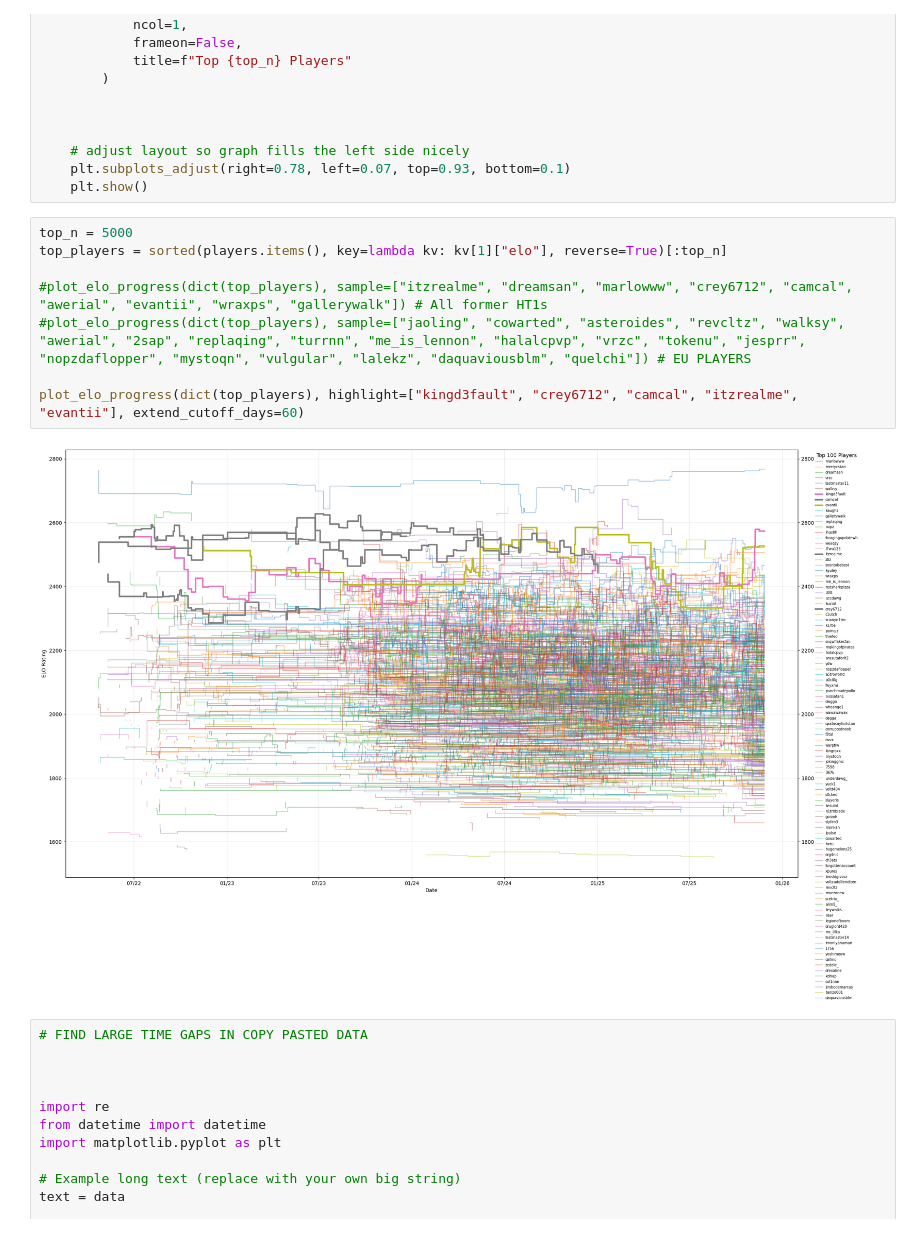
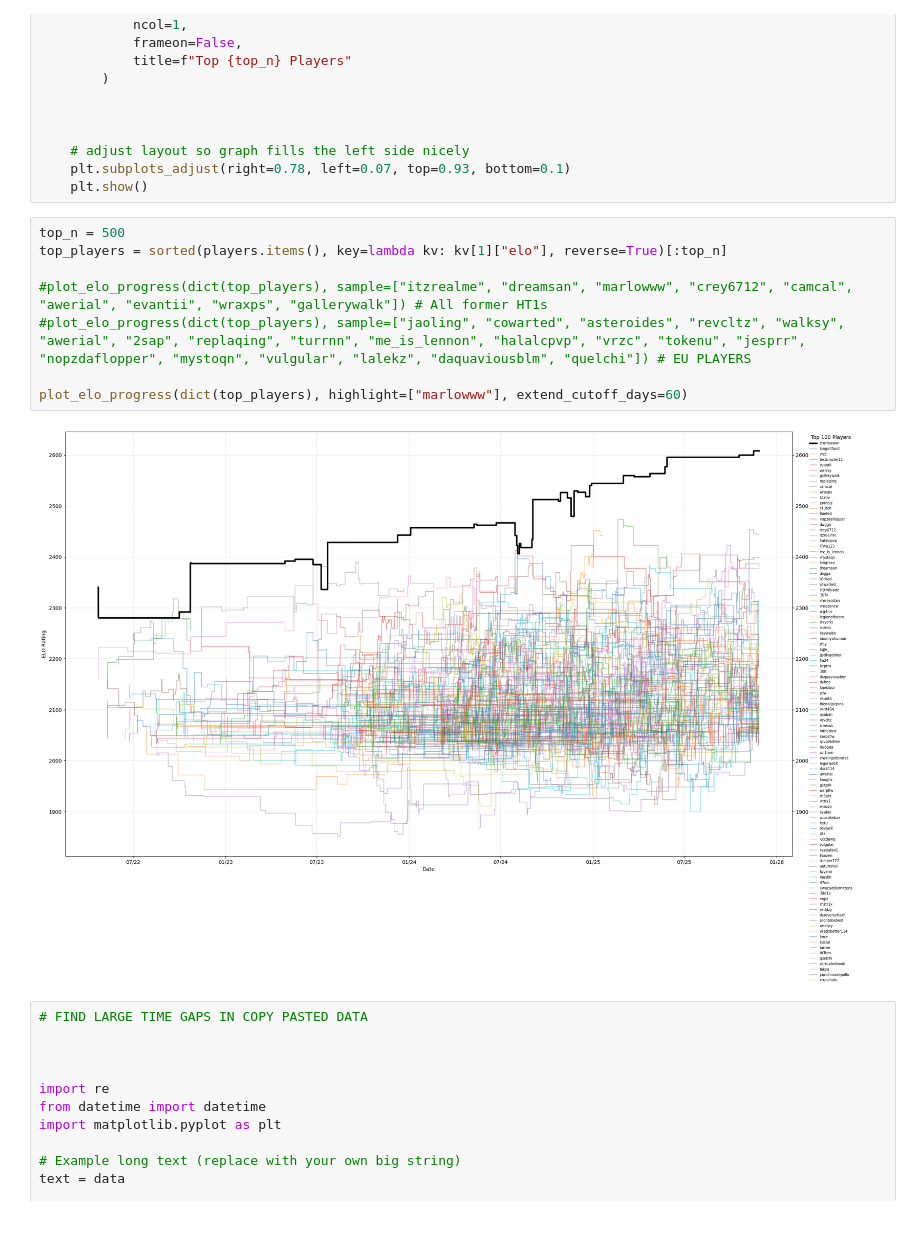
Before and after one commit to ProfX33/mctiers-elo, a Jupyter notebook: elo-analysis.ipynb, the cells around one changed output. Cells and saved outputs as stored; diff of their text form.

```diff
--- a/elo-analysis.ipynb
+++ b/elo-analysis.ipynb
@@ -660,15 +632,15 @@ def plot_elo_progress(players, sample=None, highlight=None, extend_cutoff_days=2
     plt.subplots_adjust(right=0.78, left=0.07, top=0.93, bottom=0.1)
     plt.show()
 # %%
-top_n = 5000
+top_n = 500
 top_players = sorted(players.items(), key=lambda kv: kv[1]["elo"], reverse=True)[:top_n]
 
 #plot_elo_progress(dict(top_players), sample=["itzrealme", "dreamsan", "marlowww", "crey6712", "camcal", "awerial", "evantii", "wraxps", "gallerywalk"]) # All former HT1s
 #plot_elo_progress(dict(top_players), sample=["jaoling", "cowarted", "asteroides", "revcltz", "walksy", "awerial", "2sap", "replaqing", "turrnn", "me_is_lennon", "halalcpvp", "vrzc", "tokenu", "jesprr", "nopzdaflopper", "mystoqn", "vulgular", "lalekz", "daquaviousblm", "quelchi"]) # EU PLAYERS
 
-plot_elo_progress(dict(top_players), highlight=["kingd3fault", "crey6712", "camcal", "itzrealme", "evantii"], extend_cutoff_days=60)
+plot_elo_progress(dict(top_players), highlight=["marlowww"], extend_cutoff_days=60)
 # %% [output]
-[figure, old version]
+[figure, new version]
 # %%
 # FIND LARGE TIME GAPS IN COPY PASTED DATA
 
```
Also changed, not shown: parts of 7 cells of this notebook, 4 other files.
